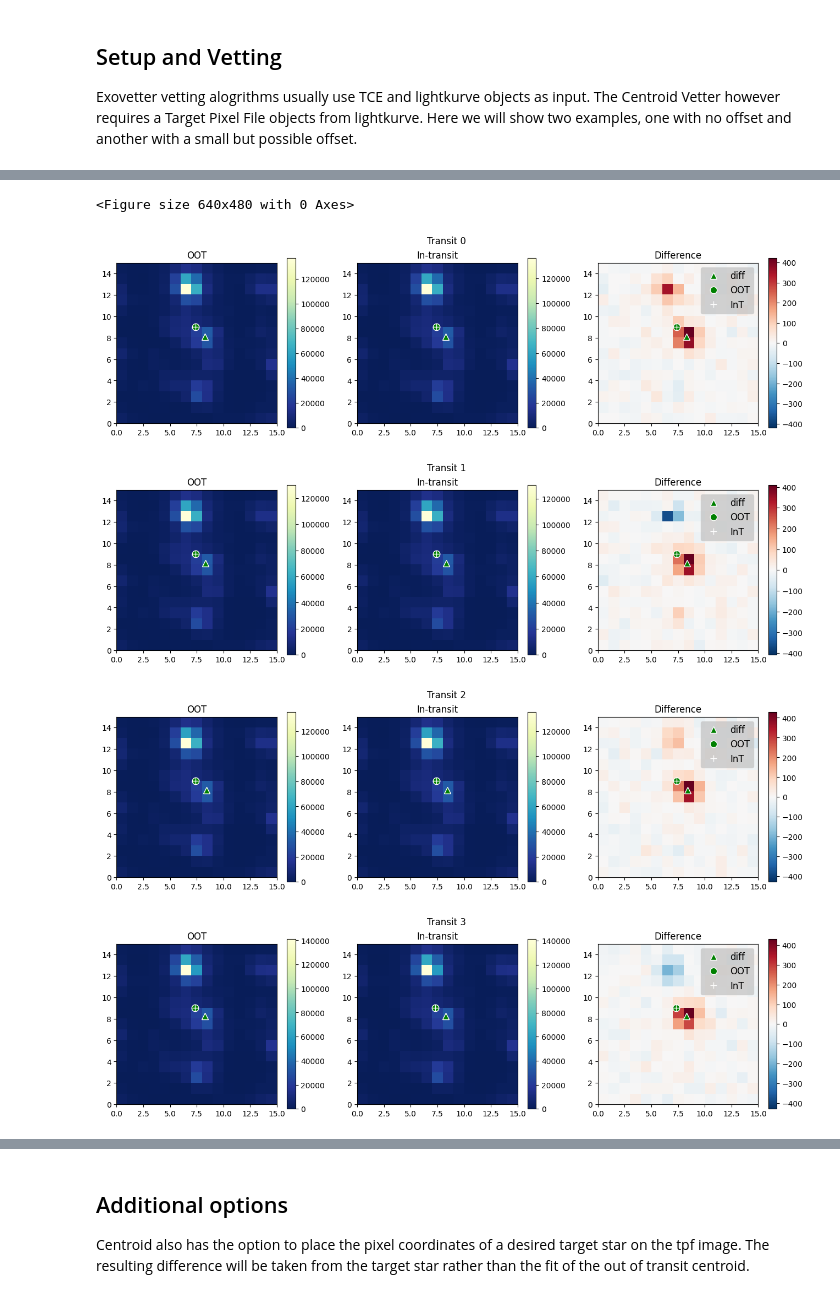
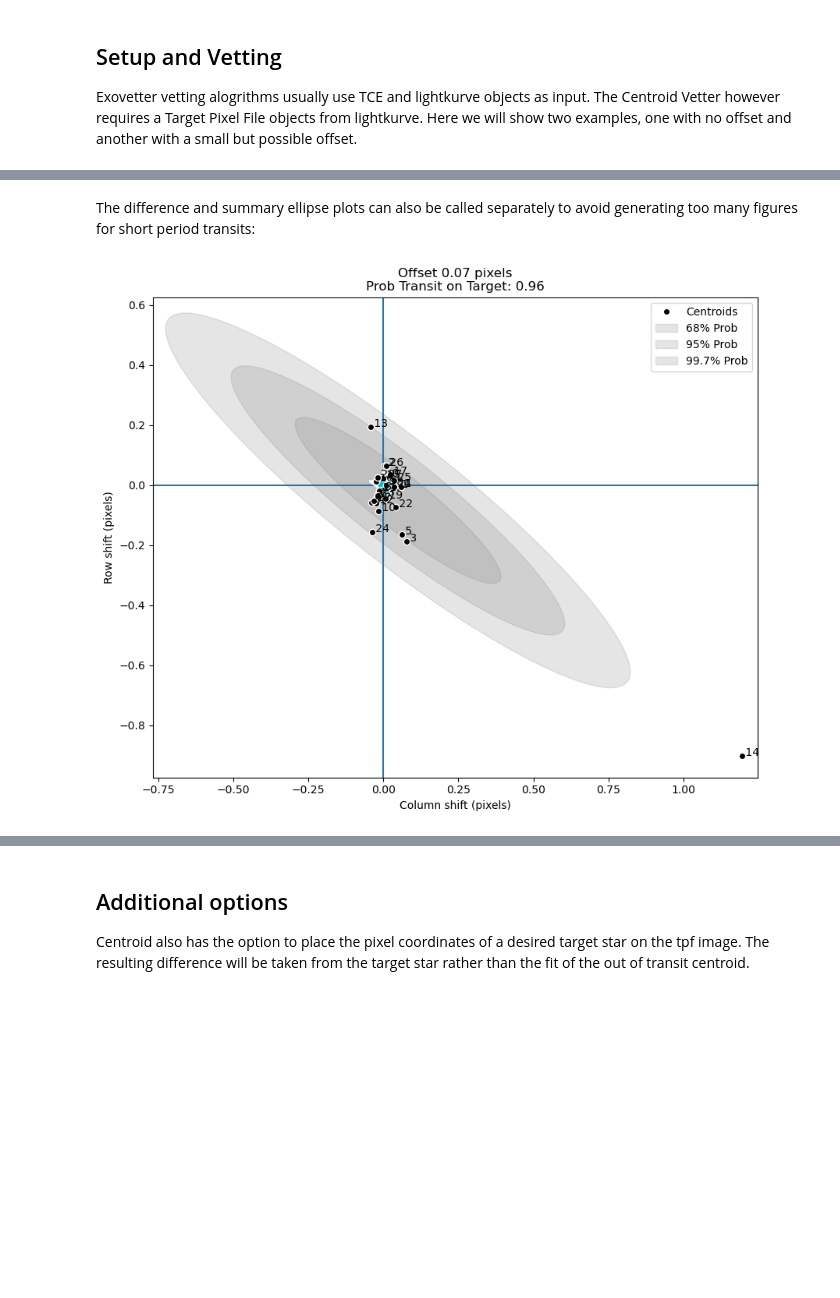
Before and after one commit to spacetelescope/exovetter, a Jupyter notebook: tutorial_notebooks/Centroid.ipynb, the cells around one changed output, grey strips where cells are left out. Cells and saved outputs as stored; diff of their text form; code cells hidden in the pictures; blank space fills up the shorter version.

Commit message:
Cleaned up centroid tutorial and made titles on centroid plots clearer

```diff
--- a/tutorial_notebooks/Centroid.ipynb
+++ b/tutorial_notebooks/Centroid.ipynb
@@ -12,7 +12,9 @@ from exovetter import utils
 import lightkurve as lk
 from astropy import units as u
 import matplotlib.pyplot as plt
+import matplotlib as mpl
 %matplotlib inline
+mpl.rcParams['figure.max_open_warning'] = 0 # Centroid makes a lot of figures for short period transits so this warning can be silenced
 # %% [markdown]
 ## Setup and Vetting
 Exovetter vetting alogrithms usually use TCE and lightkurve objects as input. The Centroid Vetter however requires a Target Pixel File objects from lightkurve. Here we will show two examples, one with no offset and another with a small but possible offset.
@@ -19,21 +23,19 @@ Exovetter vetting alogrithms usually use TCE and lightkurve objects as input. Th
 # %%
-# TCE with a negligible offset (the known planet WASP-18 b we have used in the other notebooks)
-
 period = 0.94145223 * u.day
 epoch = 1354.4579 * u.day
 epoch_offset = exo_const.btjd
 depth = 0.00931894 * exo_const.frac_amp
 duration = 0.08932 * u.day
 
-tce = Tce(period=period, epoch=epoch, epoch_offset=epoch_offset,
-          depth=depth, duration=duration, comment='example')
+wasp_18b_tce = Tce(period=period, epoch=epoch, epoch_offset=epoch_offset,
+                   depth=depth, duration=duration, comment='example')
 
 # Download the relevent target pixel file for this tce
-tpf = lk.search_targetpixelfile('WASP-18 b', author='SPOC')[0].download()
+wasp_18_tpf = lk.search_targetpixelfile('WASP-18 b', author='SPOC')[0].download()
 
 
 # run the centroid vetter with this tce and tpf
-centroid_instance = vet.Centroid()
-centroid_results = centroid_instance.run(tce, tpf)
-centroid_results
+wasp_18b_centroid_instance = vet.Centroid()
+wasp_18b_centroid_results = wasp_18b_centroid_instance.run(wasp_18b_tce, wasp_18_tpf)
+wasp_18b_centroid_results
 # %% [output]
@@ -66,0 +72,2 @@ In order to generate diagnostic plots from vetters, we use the `plot` method wit
+# %%
+wasp_18b_centroid_instance.run(wasp_18b_tce, wasp_18_tpf, plot=True)
@@ -67,10 +98,7 @@ In order to generate diagnostic plots from vetters, we use the `plot` method wit
+# %% [markdown]
+The difference and summary ellipse plots can also be called separately to avoid generating too many figures for short period transits:
 # %%
-plt.figure()
-centroid_instance.plot()
-plt.show()
+wasp_18b_centroid_instance = vet.Centroid(diff_plots=False, centroid_plots=True)
+wasp_18b_centroid_results = wasp_18b_centroid_instance.run(wasp_18b_tce, wasp_18_tpf)
 # %% [output]
-<Figure size 640x480 with 0 Axes>
-[figure, old version]
+[figure, new version]
-[figure, removed]
-[figure, removed]
-[figure, removed]
```
Also changed, not shown: parts of 13 cells of this notebook, 1 other file.
